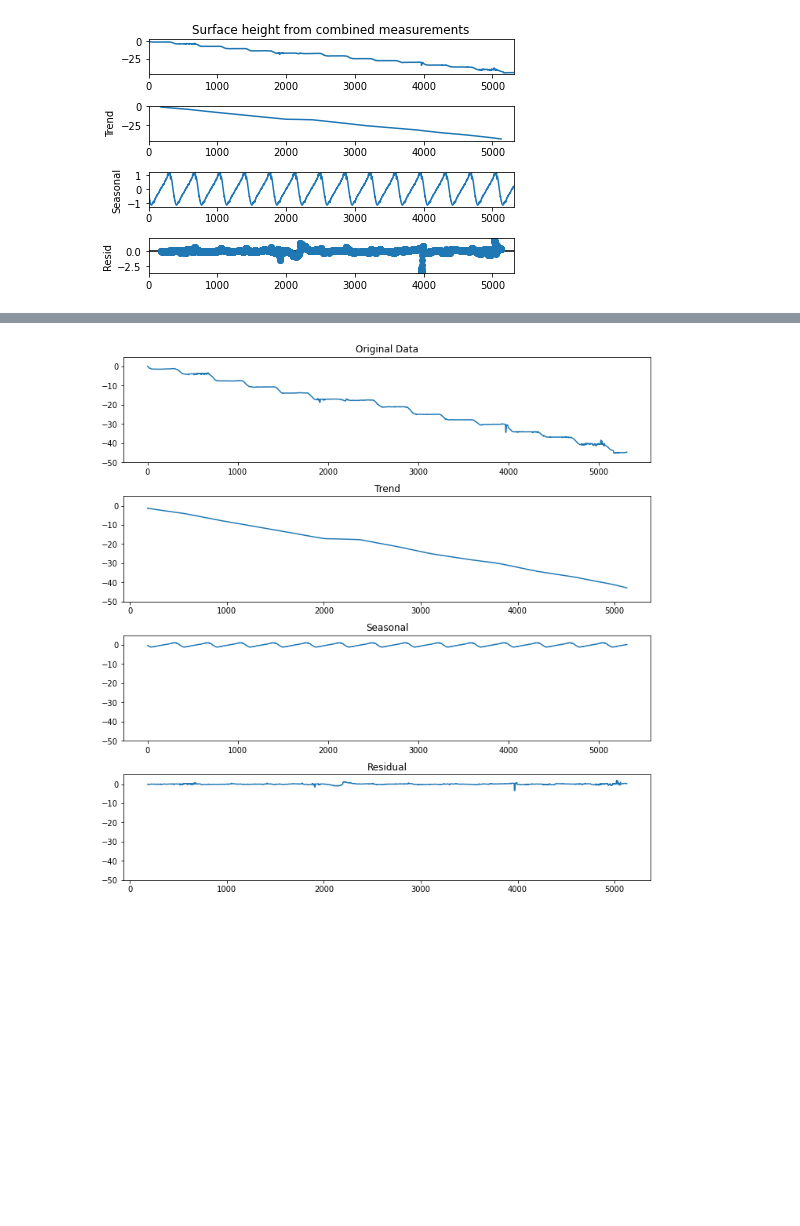
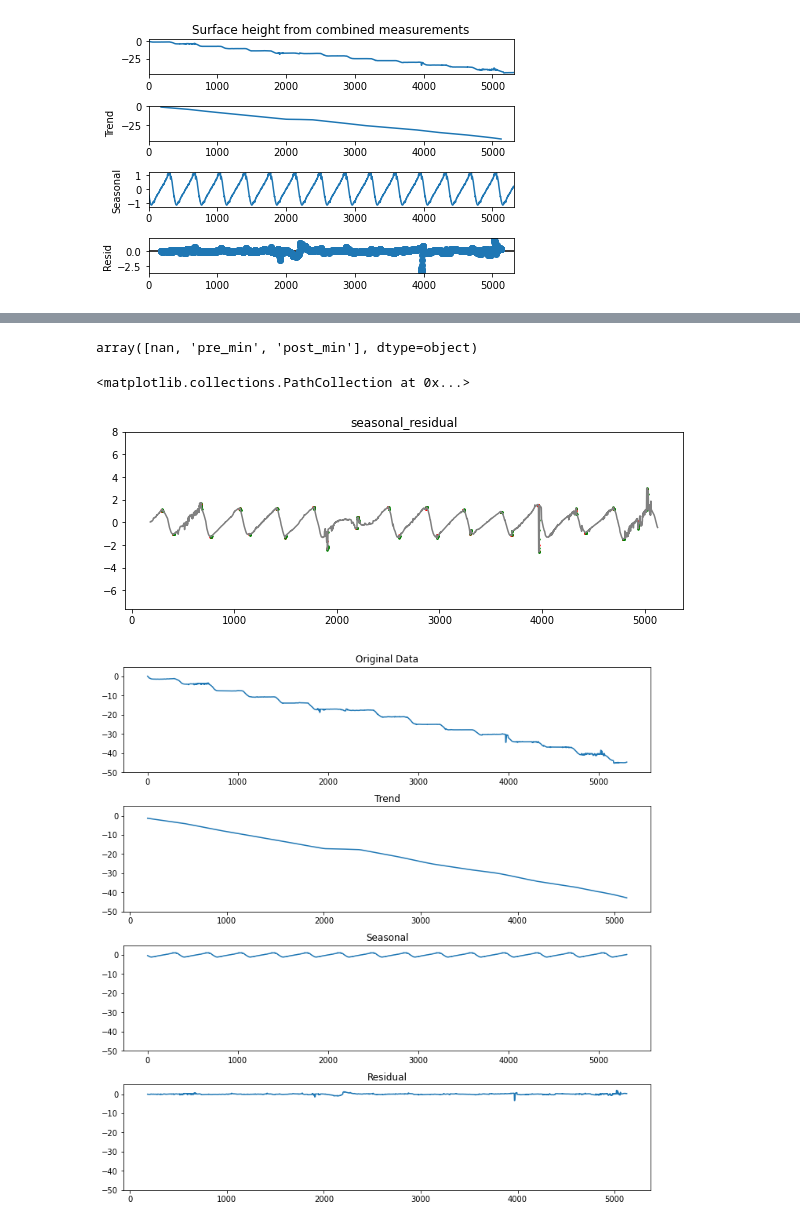
Before and after one commit to markbjerre/GEUS-Master-Thesis, a Jupyter notebook: scripts/SMB_Models_XGB_Regression_Niller.ipynb, the cells around one changed output, grey strips where cells are left out. Cells and saved outputs as stored; diff of their text form; code cells hidden in the pictures; blank space fills up the shorter version.

```diff
--- a/scripts/SMB_Models_XGB_Regression_Niller.ipynb
+++ b/scripts/SMB_Models_XGB_Regression_Niller.ipynb
@@ -670,3 +672,23 @@ def combine_seasonal_cols(input_df, seasonal_model_results):
 
 
 combine_seasonal_cols(df, result) # custom helper function
+# %%
+# This bit to generate the periods that we want to focus on
+
+df["Datetime"] = pd.to_datetime(df["Datetime"], format="%Y-%m-%d")
+# create a new column to store the periods
+df['Periods'] = ''
+
+# iterate over each year in the dataframe
+for year in df['Datetime'].dt.year.unique():
+    year_data = df[df['Datetime'].dt.year == year]
+    max_index = year_data['seasonal_residual'].idxmax()
+    min_index = year_data['seasonal_residual'].idxmin()
+
+    # set the periods in the new column for the maximum value
+    df.loc[max_index-5:max_index, 'Periods'] = 'pre_max'
+    df.loc[max_index:max_index+6, 'Periods'] = 'post_max'
+
+    # set the periods in the new column for the minimum value
+    df.loc[min_index-5:min_index, 'Periods'] = 'pre_min'
+    df.loc[min_index:min_index+6, 'Periods'] = 'post_min'
@@ -673,3 +735,38 @@ combine_seasonal_cols(df, result) # custom helper function
+# %%
+df.Periods.unique()
+# %% [output]
+array([nan, 'pre_min', 'post_min'], dtype=object)
+# %%
+df_axis = df.fillna(0)
+ymin = np.round(np.min([df_axis.seasonal_residual]), 5) - 5
+ymax = np.round(np.max([df_axis.seasonal_residual]), 5) + 5
+
+plt.figure(figsize=(10,15))
+
+# Plot the seasonal_residual values
+plt.subplot(4,1,4)
+plt.title("seasonal_residual")
+plt.ylim(ymin, ymax)
+plt.plot(df.index, df.seasonal_residual, c='grey')
+
+# Plot the pre_max values
+pre_max_indices = df[df['Periods'] == 'pre_max'].index
+plt.scatter(pre_max_indices, df.loc[pre_max_indices, 'seasonal_residual'], c='r', marker='.', label='pre_max', s=8 )
+
+# Plot the post_max values
+post_max_indices = df[df['Periods'] == 'post_max'].index
+plt.scatter(post_max_indices, df.loc[post_max_indices, 'seasonal_residual'], c='g', marker='.', label='post_max',s=8)
+
+# Plot the pre_min values
+pre_min_indices = df[df['Periods'] == 'pre_min'].index
+plt.scatter(pre_min_indices, df.loc[pre_min_indices, 'seasonal_residual'], c='r', marker='.', label='pre_min',s=8)
+
+# Plot the post_min values
+post_min_indices = df[df['Periods'] == 'post_min'].index
+plt.scatter(post_min_indices, df.loc[post_min_indices, 'seasonal_residual'], c='g', marker='.', label='post_min',s=8)
+# %% [output]
+<matplotlib.collections.PathCollection at 0x...>
+[figure, added]
 # %%
 plot_components(df)
 # %% [output]
```
Also changed, not shown: parts of 28 cells of this notebook.
